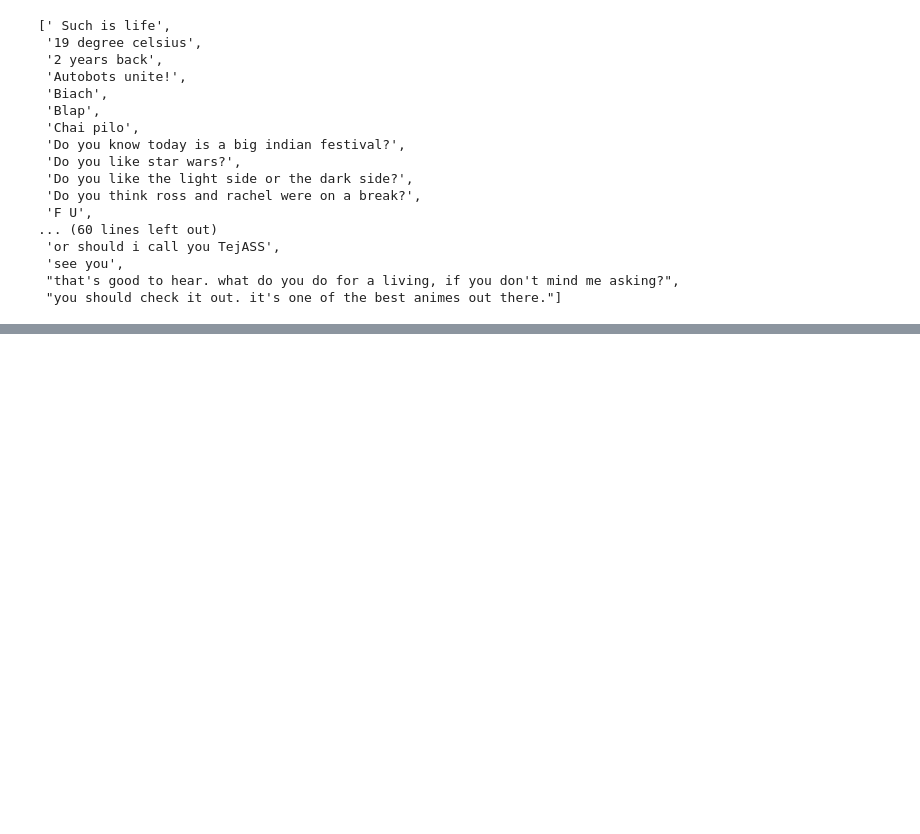
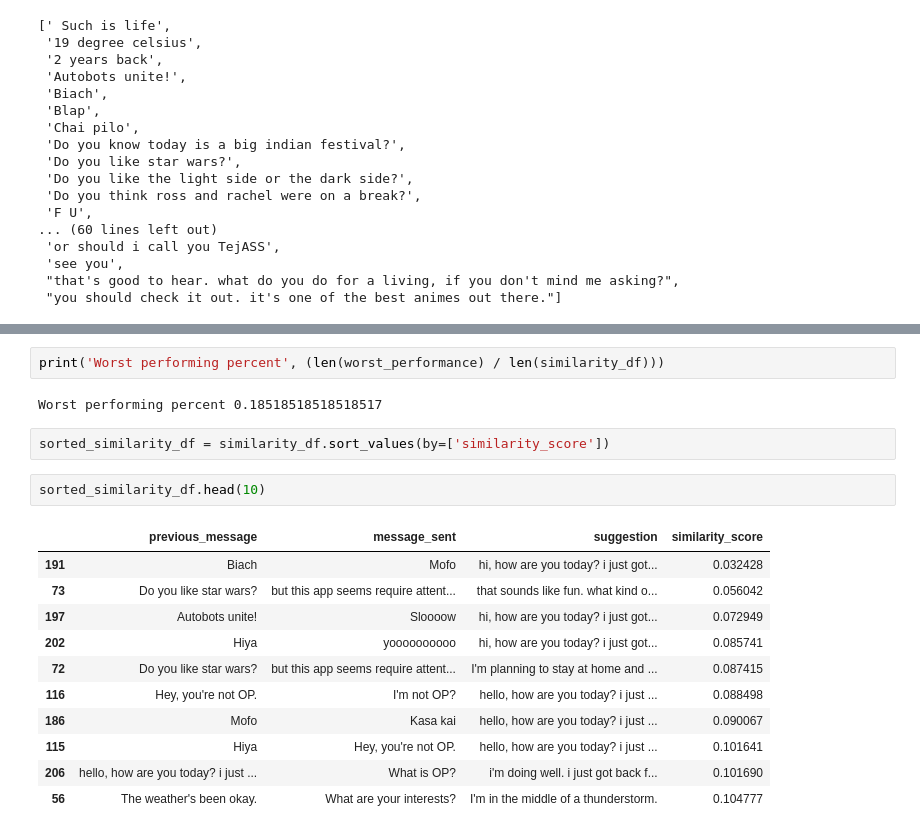
Before and after one commit to Tejas-Nanaware/Towards-Assisting-Human-Human-Conversations, a Jupyter notebook: src/Analysis/Data Analysis 2.ipynb, the cells around one changed output, grey strips where cells are left out. Saved outputs shown, nothing was run; the diff lists cells and outputs as text; blank space fills up the shorter version.

Commit message:
Added cosine similarity percentage

```diff
--- a/src/Analysis/Data Analysis 2.ipynb
+++ b/src/Analysis/Data Analysis 2.ipynb
@@ -326,0 +362,20 @@ print(len(bad_performance['previous_message']))
+# %%
+print('Worst performing percent', (len(worst_performance) / len(similarity_df)))
+# %% [output]
+Worst performing percent 0.18518518518518517
+# %%
+sorted_similarity_df = similarity_df.sort_values(by=['similarity_score'])
+# %%
+sorted_similarity_df.head(10)
+# %% [output]
+|  | previous_message | message_sent | suggestion | similarity_score |
+| 191 | Biach | Mofo | hi, how are you today? i just got... | 0.032428 |
+| 73 | Do you like star wars? | but this app seems require attent... | that sounds like fun. what kind o... | 0.056042 |
+| 197 | Autobots unite! | Sloooow | hi, how are you today? i just got... | 0.072949 |
+| 202 | Hiya | yoooooooooo | hi, how are you today? i just got... | 0.085741 |
+| 72 | Do you like star wars? | but this app seems require attent... | I'm planning to stay at home and ... | 0.087415 |
+| 116 | Hey, you're not OP. | I'm not OP? | hello, how are you today? i just ... | 0.088498 |
+| 186 | Mofo | Kasa kai | hello, how are you today? i just ... | 0.090067 |
+| 115 | Hiya | Hey, you're not OP. | hello, how are you today? i just ... | 0.101641 |
+| 206 | hello, how are you today? i just ... | What is OP? | i'm doing well. i just got back f... | 0.101690 |
+| 56 | The weather's been okay. | What are your interests? | I'm in the middle of a thunderstorm. | 0.104777 |
```
Also changed, not shown: parts of 5 cells of this notebook.
